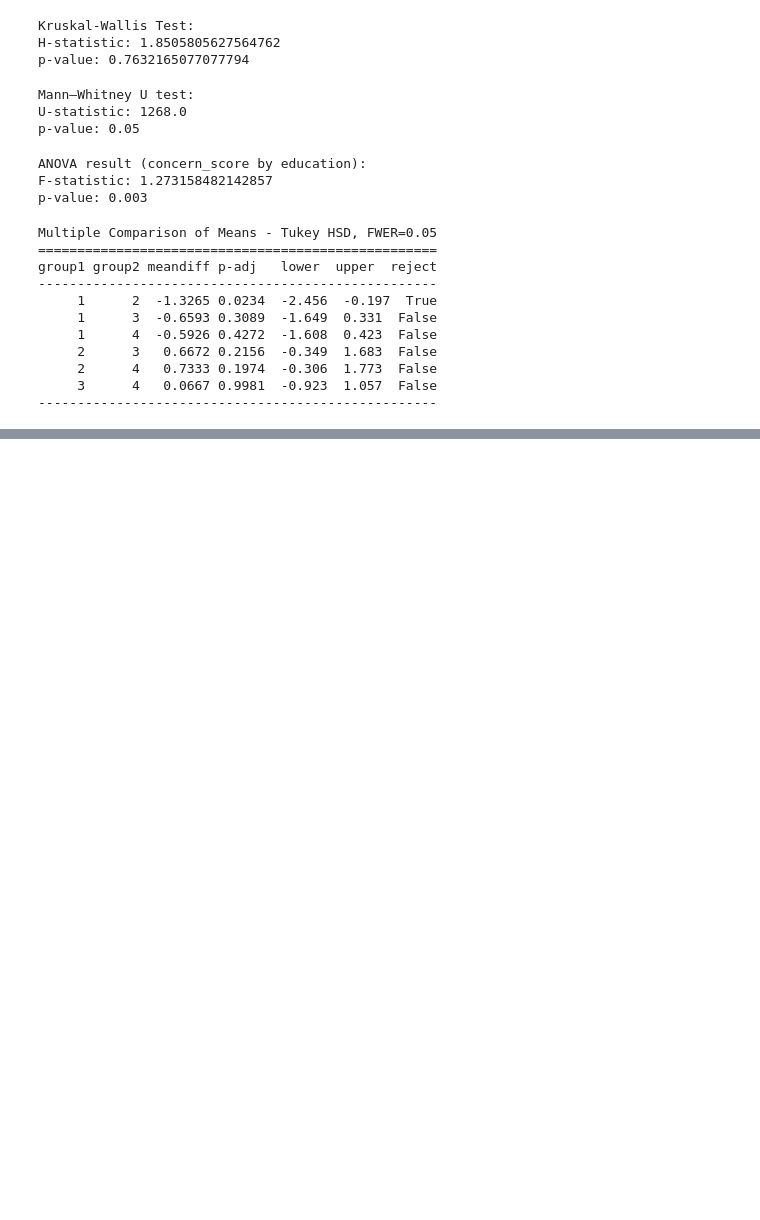
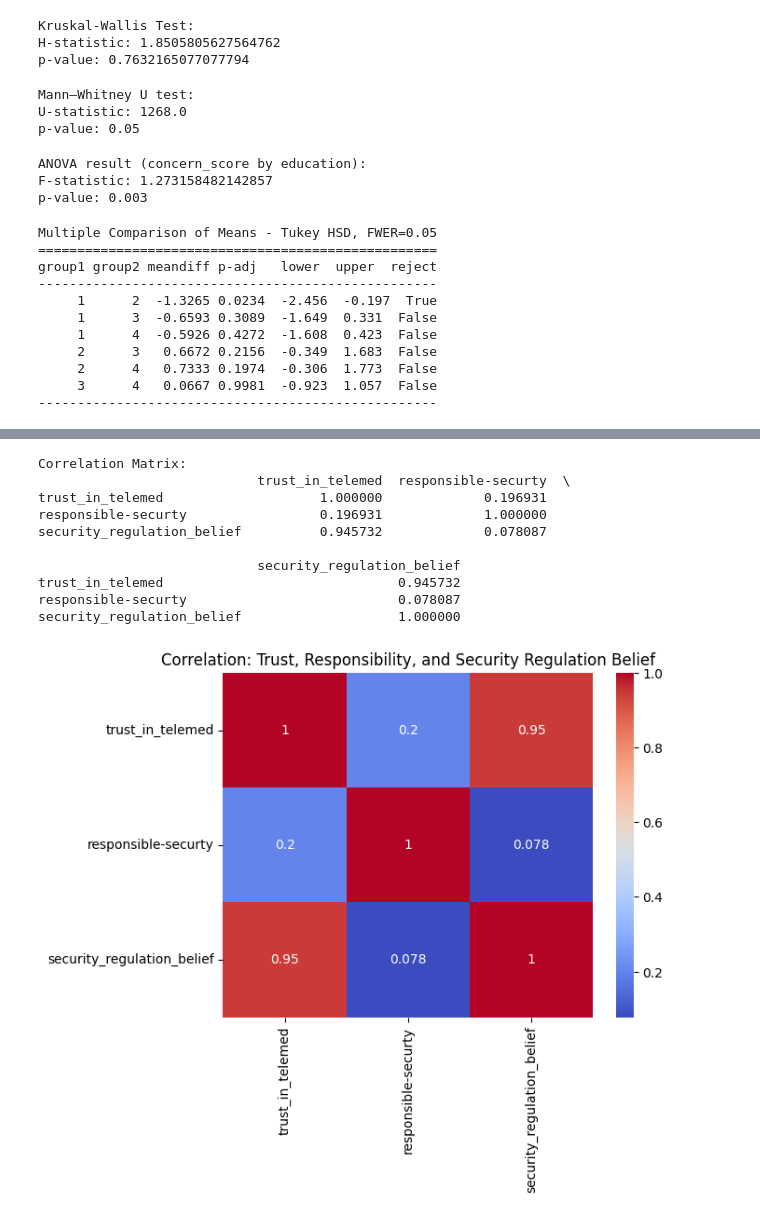
Before and after one commit to azrinsultana/advanced-web-teck-lab-performance, a Jupyter notebook: telemedicine_cybersecurity.ipynb, the cells around one changed output, grey strips where cells are left out. Drawn from its saved outputs; the diff is of its cells as text; code cells hidden in the pictures; blank space fills up the shorter version.

```diff
--- a/telemedicine_cybersecurity.ipynb
+++ b/telemedicine_cybersecurity.ipynb
@@ -10,7 +10,7 @@ Saving updated.xlsx to updated (3).xlsx
 
 import pandas as pd
 import io
-df = pd.read_excel(io.BytesIO(uploaded['updated (3).xlsx']))
+df = pd.read_excel(io.BytesIO(uploaded['updated (6).xlsx']))
 # %%
 df.describe()
 # %% [output]
@@ -275,0 +365,4 @@ group1 group2 meandiff p-adj   lower  upper  reject
+# %%
+df['trust_in_telemed'] = df['trust_in_telemed'].replace({'Strongly Agree': 1, 'Agree': 2, 'Moderately Agree':3, 'Disagree':4, 'Strongly Disagree':5}).infer_objects(copy=False)
+df['responsible-securty'] = df['responsible-securty'].replace({'Telemedicine service providers': 1, 'Government regulatory bodies': 2, 'Healthcare professionals':3, 'Patients themselves':4}).infer_objects(copy=False)
+df['security_regulation_belief\t'] = df['security_regulation_belief\t'].replace({'Very confident': 1, 'Confident': 2, 'Moderately confident':3, 'Not confident':4}).infer_objects(copy=False)
@@ -275,0 +376,26 @@ group1 group2 meandiff p-adj   lower  upper  reject
+# %%
+import pandas as pd
+import seaborn as sns
+import matplotlib.pyplot as plt
+new_df = df[['trust_in_telemed', 'responsible-securty', 'security_regulation_belief']]
+
+correlation_matrix = new_df.corr(method='pearson')  # 'spearman' for ordinal data
+print("Correlation Matrix:")
+print(correlation_matrix)
+
+# Visualization
+sns.heatmap(correlation_matrix, annot=True, cmap='coolwarm')
+plt.title("Correlation: Trust, Responsibility, and Security Regulation Belief")
+plt.show()
+# %% [output]
+Correlation Matrix:
+                            trust_in_telemed  responsible-securty  \
+trust_in_telemed                    1.000000             0.196931
+responsible-securty                 0.196931             1.000000
+security_regulation_belief          0.945732             0.078087
+
+                            security_regulation_belief
+trust_in_telemed                              0.945732
+responsible-securty                           0.078087
+security_regulation_belief                    1.000000
+[figure, added]
```
Also changed, not shown: parts of 20 cells of this notebook.
